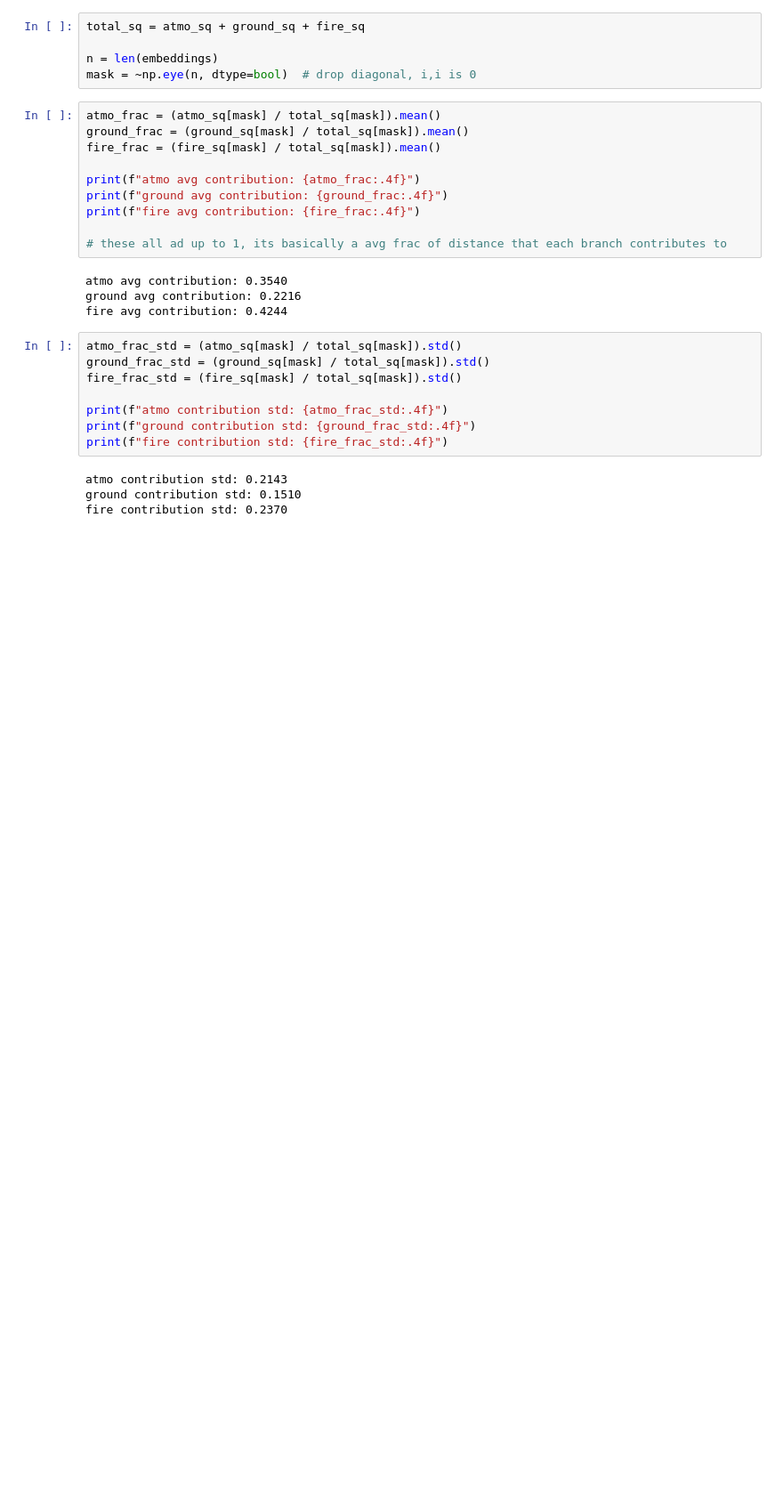
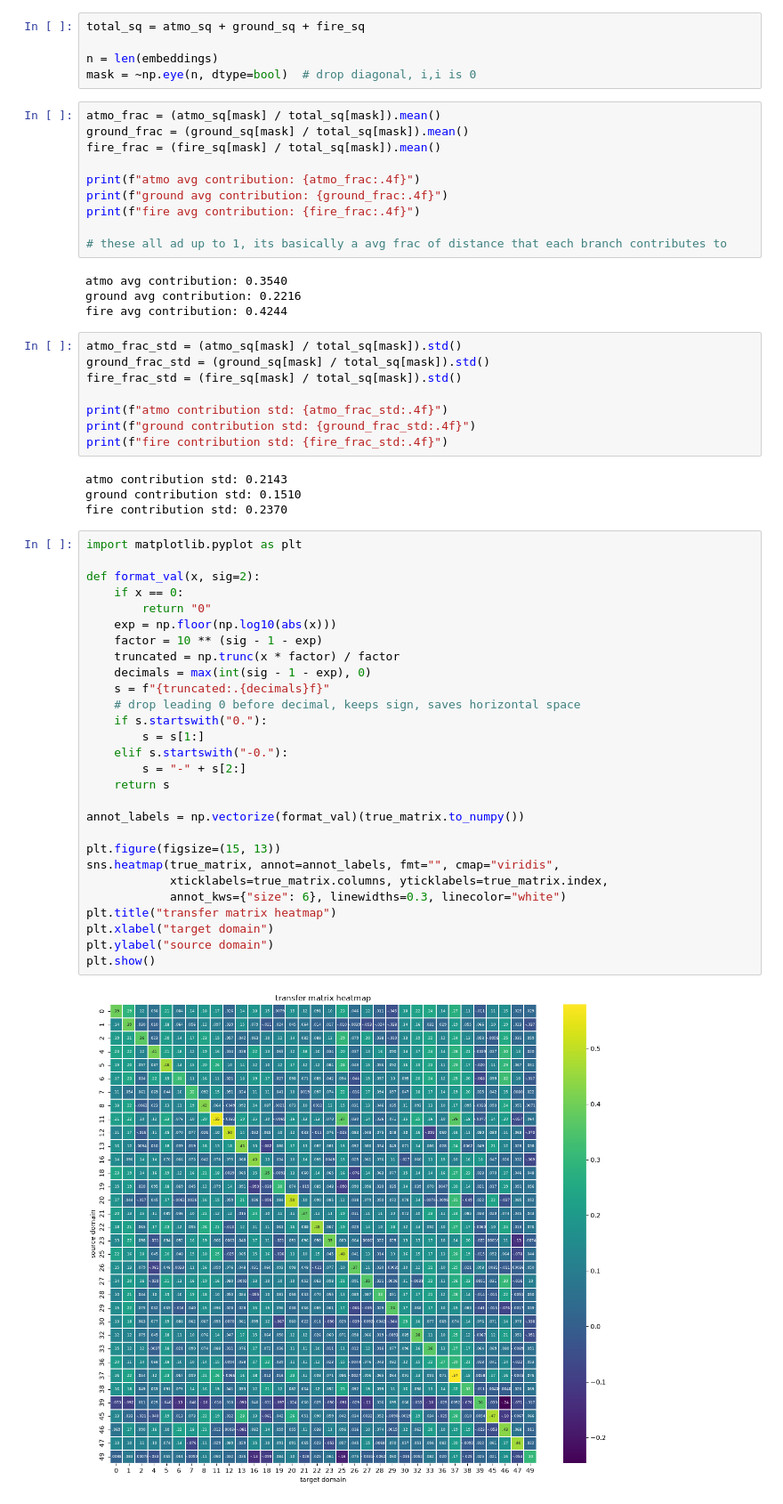
Before and after one commit to yashkher-123/transferability-through-representations, a Jupyter notebook: transfer_matrix_analysis.ipynb, the cells around one changed output. Shown at 89% size. Drawn from its saved outputs; the diff is of its cells as text; blank space fills up the shorter version.

Commit message:
make transfer matrix visualization

```diff
--- a/transfer_matrix_analysis.ipynb
+++ b/transfer_matrix_analysis.ipynb
@@ -213,3 +213,33 @@ print(f"fire contribution std: {fire_frac_std:.4f}")
 atmo contribution std: 0.2143
 ground contribution std: 0.1510
 fire contribution std: 0.2370
+# %%
+import matplotlib.pyplot as plt
+
+def format_val(x, sig=2):
+    if x == 0:
+        return "0"
+    exp = np.floor(np.log10(abs(x)))
+    factor = 10 ** (sig - 1 - exp)
+    truncated = np.trunc(x * factor) / factor
+    decimals = max(int(sig - 1 - exp), 0)
+    s = f"{truncated:.{decimals}f}"
+    # drop leading 0 before decimal, keeps sign, saves horizontal space
+    if s.startswith("0."):
+        s = s[1:]
+    elif s.startswith("-0."):
+        s = "-" + s[2:]
+    return s
+
+annot_labels = np.vectorize(format_val)(true_matrix.to_numpy())
+
+plt.figure(figsize=(15, 13))
+sns.heatmap(true_matrix, annot=annot_labels, fmt="", cmap="viridis",
+            xticklabels=true_matrix.columns, yticklabels=true_matrix.index,
+            annot_kws={"size": 6}, linewidths=0.3, linecolor="white")
+plt.title("transfer matrix heatmap")
+plt.xlabel("target domain")
+plt.ylabel("source domain")
+plt.show()
+# %% [output]
+[figure, added]
```
Also changed, not shown: parts of 1 cell of this notebook.
